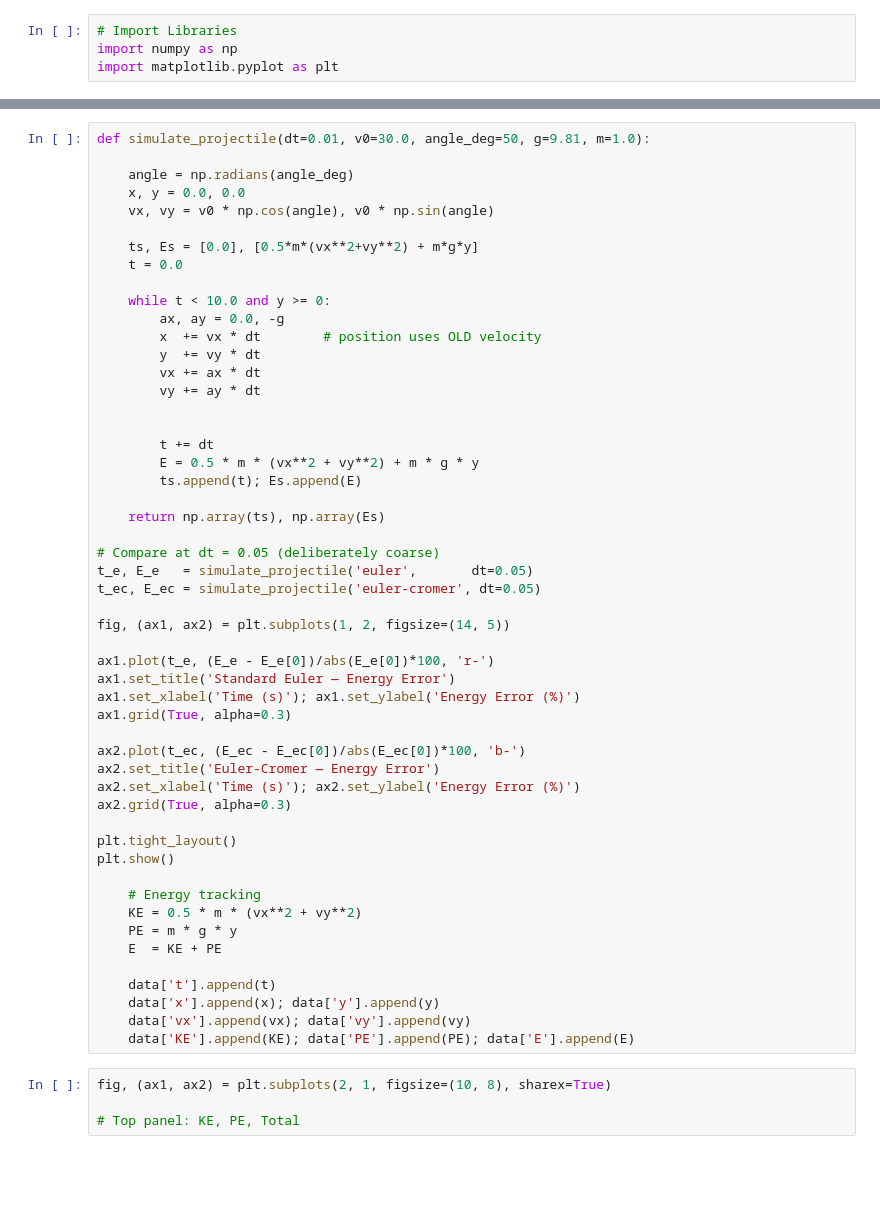
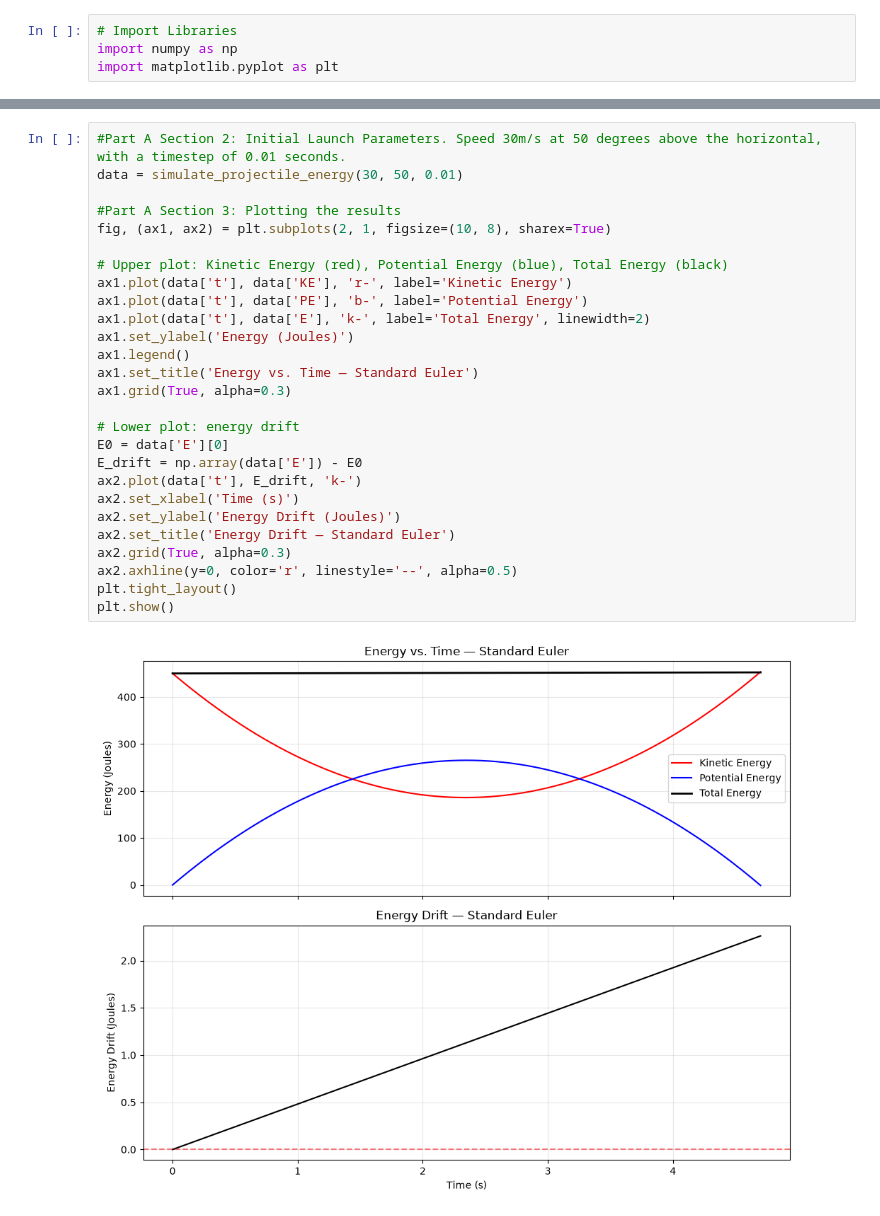
Before and after one commit to blannerd-png/phys311, a Jupyter notebook: labs/lab02/lab02_energy.ipynb, the cells around one changed output, grey strips where cells are left out. Saved outputs shown, nothing was run; the diff lists cells and outputs as text; blank space fills up the shorter version.

```diff
--- a/labs/lab02/lab02_energy.ipynb
+++ b/labs/lab02/lab02_energy.ipynb
@@ -10,56 +48,29 @@ import matplotlib.pyplot as plt
 # %%
-def simulate_projectile(dt=0.01, v0=30.0, angle_deg=50, g=9.81, m=1.0):
+#Part A Section 2: Initial Launch Parameters. Speed 30m/s at 50 degrees above the horizontal, with a timestep of 0.01 seconds.
+data = simulate_projectile_energy(30, 50, 0.01)
 
-    angle = np.radians(angle_deg)
-    x, y = 0.0, 0.0
-    vx, vy = v0 * np.cos(angle), v0 * np.sin(angle)
+#Part A Section 3: Plotting the results
+fig, (ax1, ax2) = plt.subplots(2, 1, figsize=(10, 8), sharex=True)
 
-    ts, Es = [0.0], [0.5*m*(vx**2+vy**2) + m*g*y]
-    t = 0.0
-
-    while t < 10.0 and y >= 0:
-        ax, ay = 0.0, -g
-        x  += vx * dt        # position uses OLD velocity
-        y  += vy * dt
-        vx += ax * dt
-        vy += ay * dt
-
-
-        t += dt
-        E = 0.5 * m * (vx**2 + vy**2) + m * g * y
-        ts.append(t); Es.append(E)
-
-    return np.array(ts), np.array(Es)
-
-# Compare at dt = 0.05 (deliberately coarse)
-t_e, E_e   = simulate_projectile('euler',       dt=0.05)
-t_ec, E_ec = simulate_projectile('euler-cromer', dt=0.05)
-
-fig, (ax1, ax2) = plt.subplots(1, 2, figsize=(14, 5))
-
-ax1.plot(t_e, (E_e - E_e[0])/abs(E_e[0])*100, 'r-')
-ax1.set_title('Standard Euler — Energy Error')
-ax1.set_xlabel('Time (s)'); ax1.set_ylabel('Energy Error (%)')
+# Upper plot: Kinetic Energy (red), Potential Energy (blue), Total Energy (black)
+ax1.plot(data['t'], data['KE'], 'r-', label='Kinetic Energy')
+ax1.plot(data['t'], data['PE'], 'b-', label='Potential Energy')
+ax1.plot(data['t'], data['E'], 'k-', label='Total Energy', linewidth=2)
+ax1.set_ylabel('Energy (Joules)')
+ax1.legend()
+ax1.set_title('Energy vs. Time — Standard Euler')
 ax1.grid(True, alpha=0.3)
 
-ax2.plot(t_ec, (E_ec - E_ec[0])/abs(E_ec[0])*100, 'b-')
-ax2.set_title('Euler-Cromer — Energy Error')
-ax2.set_xlabel('Time (s)'); ax2.set_ylabel('Energy Error (%)')
+# Lower plot: energy drift
+E0 = data['E'][0]
+E_drift = np.array(data['E']) - E0
+ax2.plot(data['t'], E_drift, 'k-')
+ax2.set_xlabel('Time (s)')
+ax2.set_ylabel('Energy Drift (Joules)')
+ax2.set_title('Energy Drift — Standard Euler')
 ax2.grid(True, alpha=0.3)
-
+ax2.axhline(y=0, color='r', linestyle='--', alpha=0.5)
 plt.tight_layout()
 plt.show()
-
-    # Energy tracking
-    KE = 0.5 * m * (vx**2 + vy**2)
-    PE = m * g * y
-    E  = KE + PE
-
-    data['t'].append(t)
-    data['x'].append(x); data['y'].append(y)
-    data['vx'].append(vx); data['vy'].append(vy)
-    data['KE'].append(KE); data['PE'].append(PE); data['E'].append(E)
+# %% [output]
+[figure, added]
-# %%
-fig, (ax1, ax2) = plt.subplots(2, 1, figsize=(10, 8), sharex=True)
-
-# Top panel: KE, PE, Total
```
Also changed, not shown: parts of 26 cells of this notebook.
